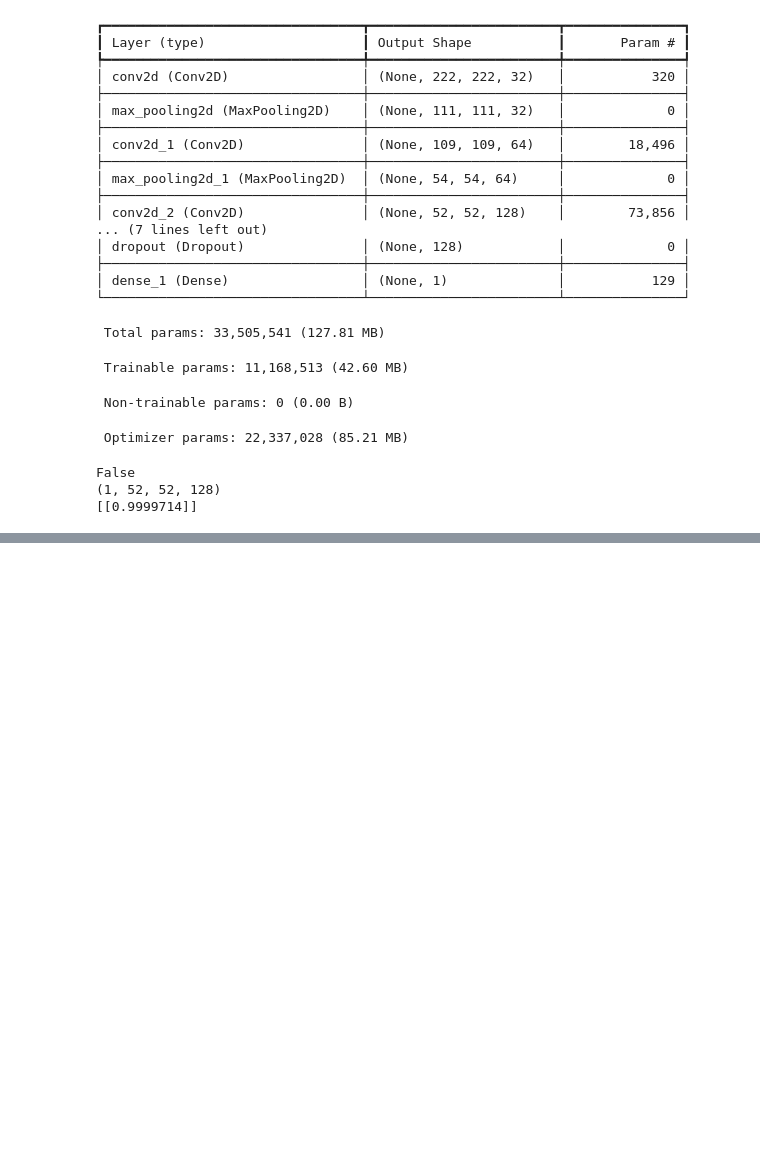
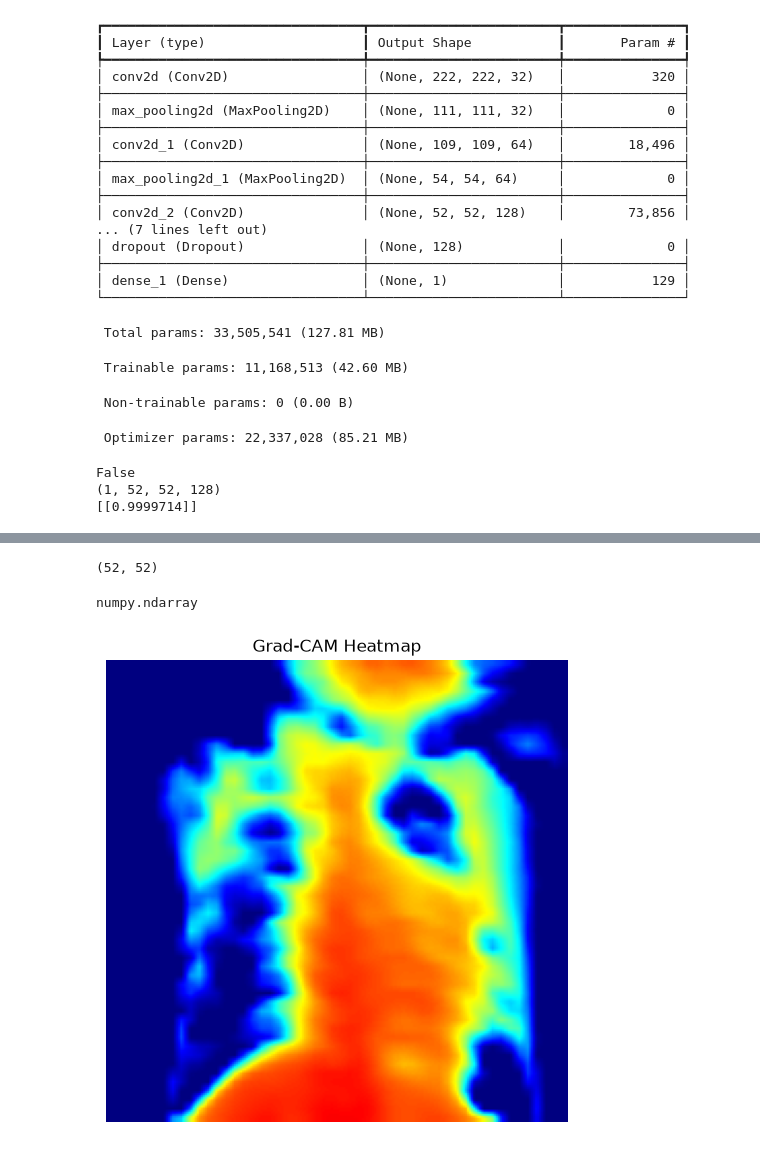
Before and after one commit to suhani2112/medical-image-classification-xai, a Jupyter notebook: notebooks/03_gradcam_explainability.ipynb, the cells around one changed output, grey strips where cells are left out. Saved outputs shown, nothing was run; the diff lists cells and outputs as text; code cells hidden in the pictures; blank space fills up the shorter version.

```diff
--- a/notebooks/03_gradcam_explainability.ipynb
+++ b/notebooks/03_gradcam_explainability.ipynb
@@ -221,0 +170,40 @@ False
+# %%
+conv_outputs = conv_outputs[0]
+
+heatmap = conv_outputs @ pooled_gradients[...,tf.newaxis]
+heatmap = tf.squeeze(heatmap)
+
+print(heatmap.shape)
+# %% [output]
+(52, 52)
+# %%
+heatmap = tf.maximum(heatmap,0)
+# %%
+heatmap = heatmap / tf.reduce_max(heatmap)
+# %%
+heatmap = heatmap.numpy()
+type(heatmap)
+# %% [output]
+numpy.ndarray
+# %%
+heatmap = cv2.resize(heatmap,(224,224))
+# %%
+heatmap_uint8 = np.uint8(225 * heatmap)
+
+colored_heatmap = cv2.applyColorMap(
+    heatmap_uint8,
+    cv2.COLORMAP_JET
+)
+
+colored_heatmap = cv2.cvtColor(
+    colored_heatmap,
+    cv2.COLOR_BGR2RGB
+)
+
+plt.figure(figsize=(6,6))
+plt.imshow(colored_heatmap)
+plt.title("Grad-CAM Heatmap")
+plt.axis("off")
+plt.show()
+# %% [output]
+[figure, added]
```
Also changed, not shown: parts of 14 cells of this notebook, 6 other files.
